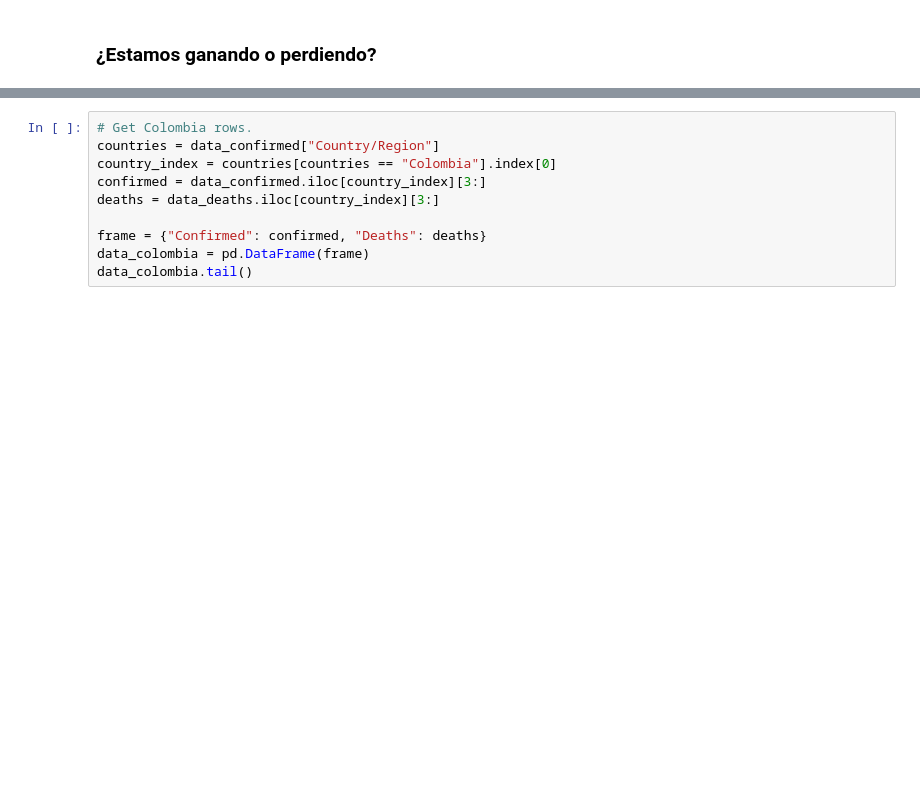
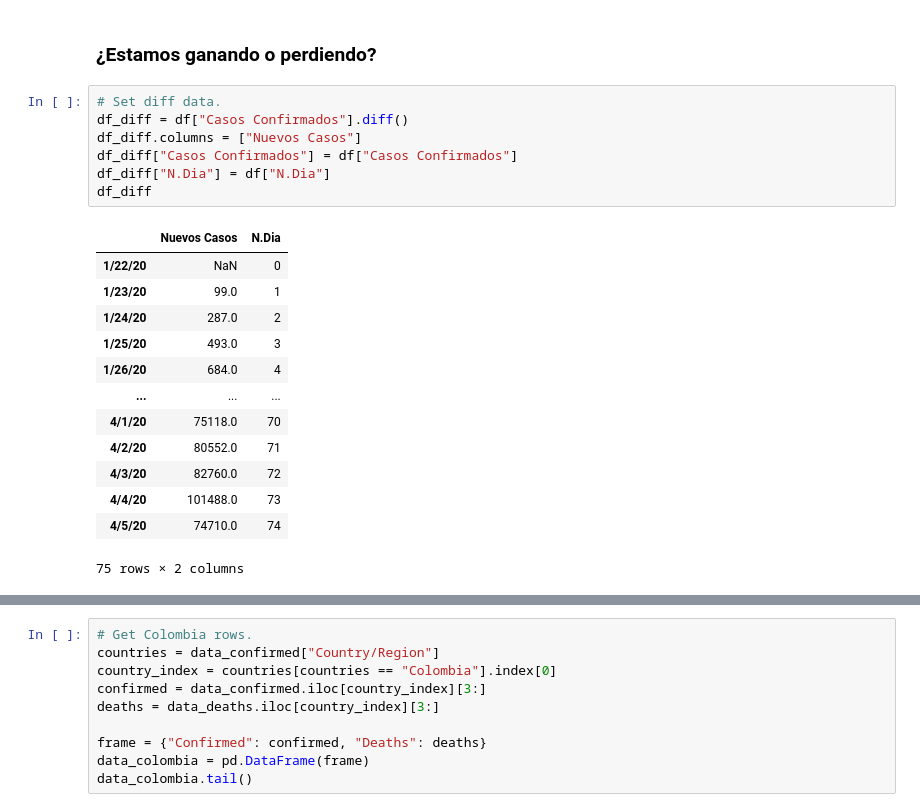
Before and after one commit to AnalytIQs/CoronavirusStatistics, a Jupyter notebook: Coronavirus Statistics.ipynb, the cells around one changed output, grey strips where cells are left out. Cells and saved outputs as stored; diff of their text form; blank space fills up the shorter version.

```diff
--- a/Coronavirus Statistics.ipynb
+++ b/Coronavirus Statistics.ipynb
@@ -370,4 +370,25 @@ Número de infectados dentro de  4  días:  1615967
 [figure]
 # %% [markdown]
 ### ¿Estamos ganando o perdiendo?
+# %%
+# Set diff data.
+df_diff = df["Casos Confirmados"].diff()
+df_diff.columns = ["Nuevos Casos"]
+df_diff["Casos Confirmados"] = df["Casos Confirmados"]
+df_diff["N.Dia"] = df["N.Dia"]
+df_diff
+# %% [output]
+|  | Nuevos Casos | N.Dia |
+| 1/22/20 | NaN | 0 |
+| 1/23/20 | 99.0 | 1 |
+| 1/24/20 | 287.0 | 2 |
+| 1/25/20 | 493.0 | 3 |
+| 1/26/20 | 684.0 | 4 |
+| ... | ... | ... |
+| 4/1/20 | 75118.0 | 70 |
+| 4/2/20 | 80552.0 | 71 |
+| 4/3/20 | 82760.0 | 72 |
+| 4/4/20 | 101488.0 | 73 |
+| 4/5/20 | 74710.0 | 74 |
+75 rows × 2 columns
 # %%
```
Also changed, not shown: parts of 5 cells of this notebook, 1 other file.
